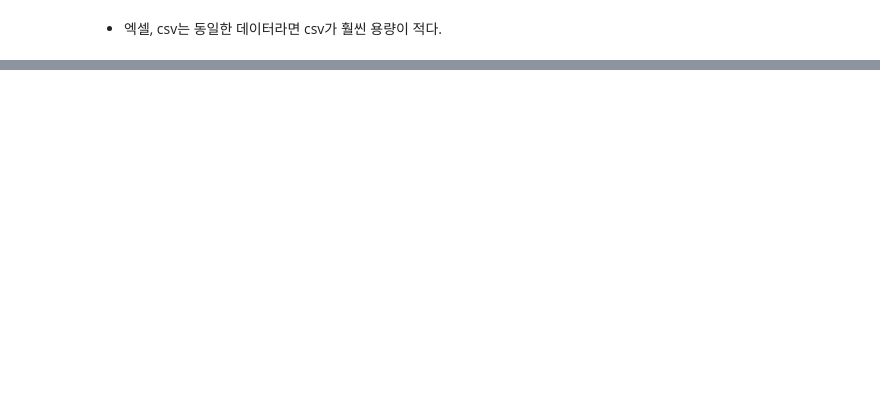
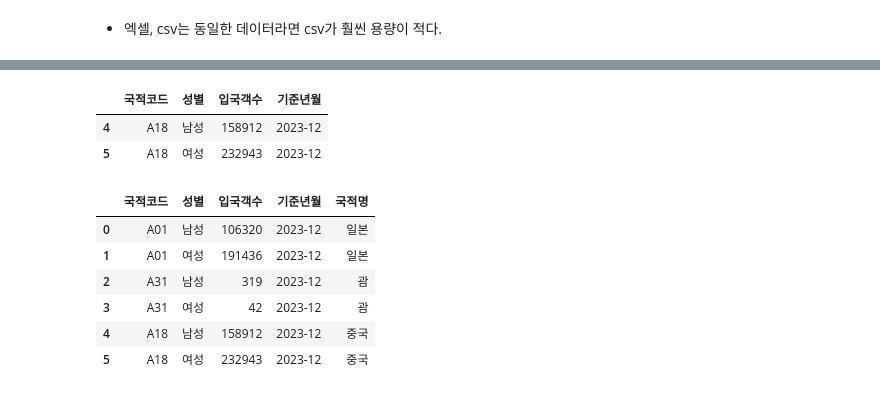
Before and after one commit to b0ong/bigdata-analysis-2024, a Jupyter notebook: day01/da01_pandas_basic.ipynb, the cells around one changed output, grey strips where cells are left out. Cells and saved outputs as stored; diff of their text form; code cells hidden in the pictures; blank space fills up the shorter version.

```diff
--- a/day01/da01_pandas_basic.ipynb
+++ b/day01/da01_pandas_basic.ipynb
@@ -272,7 +267,7 @@ UnicodeDecodeError: 'utf-8' codec can't decode byte 0xb3 in position 4: invalid
 Requirement already satisfied: openpyxl in /Library/Frameworks/Python.framework/Versions/3.12/lib/python3.12/site-packages (3.1.2)
 Requirement already satisfied: et-xmlfile in /Library/Frameworks/Python.framework/Versions/3.12/lib/python3.12/site-packages (from openpyxl) (1.1.0)
 # %%
-## 엑셀 로드
-df_xls = pd.read_excel('/Users/gukjinhan/Documents/GitHub/bigdata-analysis-2024/day01/data/sample_1.csv', header=1, skipfooter=2, engine='python' usecols=[0, 1, 2])
-df_xls
+df_csv = pd.read_csv('/Users/gukjinhan/Documents/GitHub/bigdata-analysis-2024/day01/data/sample_1.csv', header=1, skipfooter=2, usecols=[0,1,2], engine='python')
+
+df_csv
 # %% [output]
@@ -291,0 +339,2 @@ NameError: name 'df_csv' is not defined
+# %%
+df_csv['기준년월'] = ['2023-01','2023-02','2023-03','2023-04','2023-05','2023-06']
@@ -291,0 +351,3 @@ NameError: name 'df_csv' is not defined
+# %%
+## 하나의 데이터로
+df_csv['기준년월'] = '2023-12'
@@ -291,0 +432,17 @@ NameError: name 'df_csv' is not defined
+# %%
+df_csv[df_csv['국적코드'].isin(['A01','A31']) == False]
+# %% [output]
+|  | 국적코드 | 성별 | 입국객수 | 기준년월 |
+| 4 | A18 | 남성 | 158912 | 2023-12 |
+| 5 | A18 | 여성 | 232943 | 2023-12 |
+# %%
+df_csv['국적명'] = ['일본', '일본', '괌', '괌', '중국', '중국']
+df_csv
+# %% [output]
+|  | 국적코드 | 성별 | 입국객수 | 기준년월 | 국적명 |
+| 0 | A01 | 남성 | 106320 | 2023-12 | 일본 |
+| 1 | A01 | 여성 | 191436 | 2023-12 | 일본 |
+| 2 | A31 | 남성 | 319 | 2023-12 | 괌 |
+| 3 | A31 | 여성 | 42 | 2023-12 | 괌 |
+| 4 | A18 | 남성 | 158912 | 2023-12 | 중국 |
+| 5 | A18 | 여성 | 232943 | 2023-12 | 중국 |
```
Also changed, not shown: parts of 26 cells of this notebook, 4 other files.
